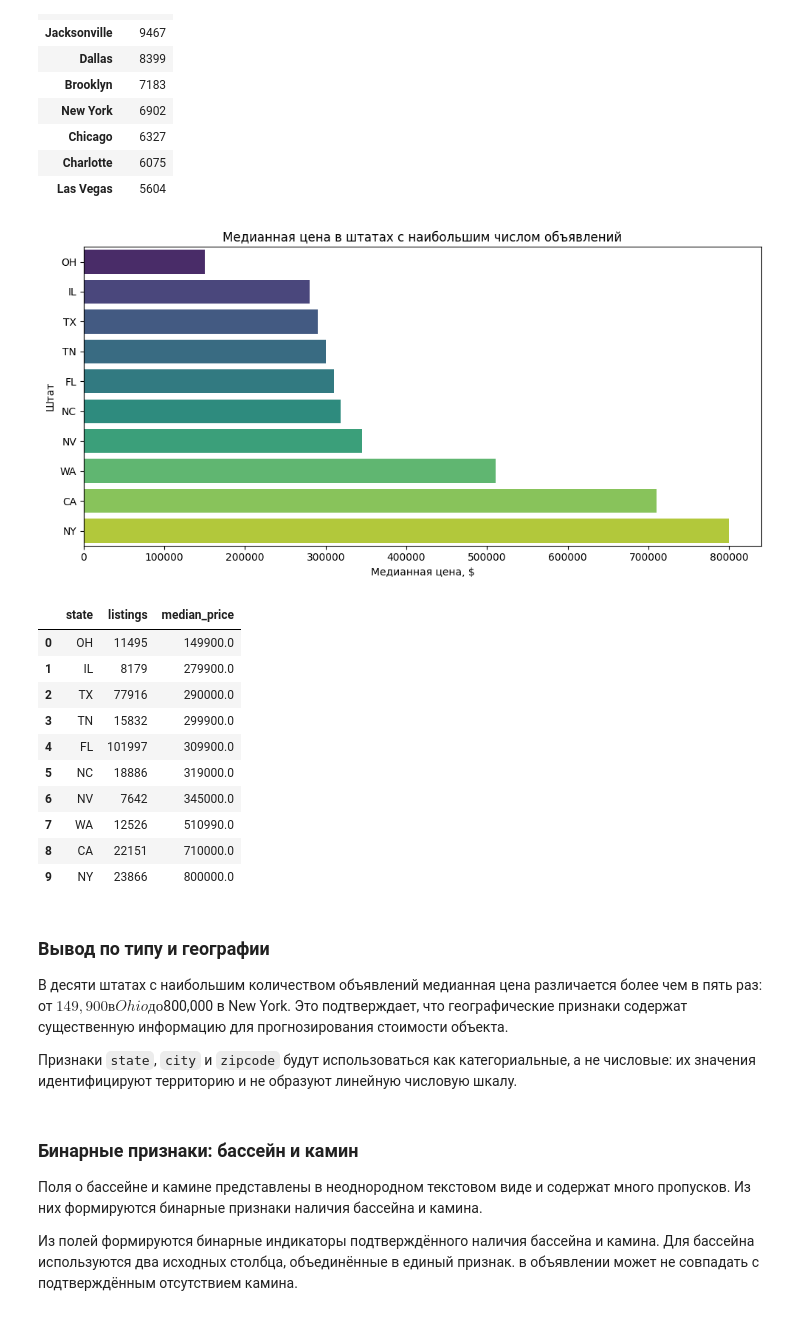
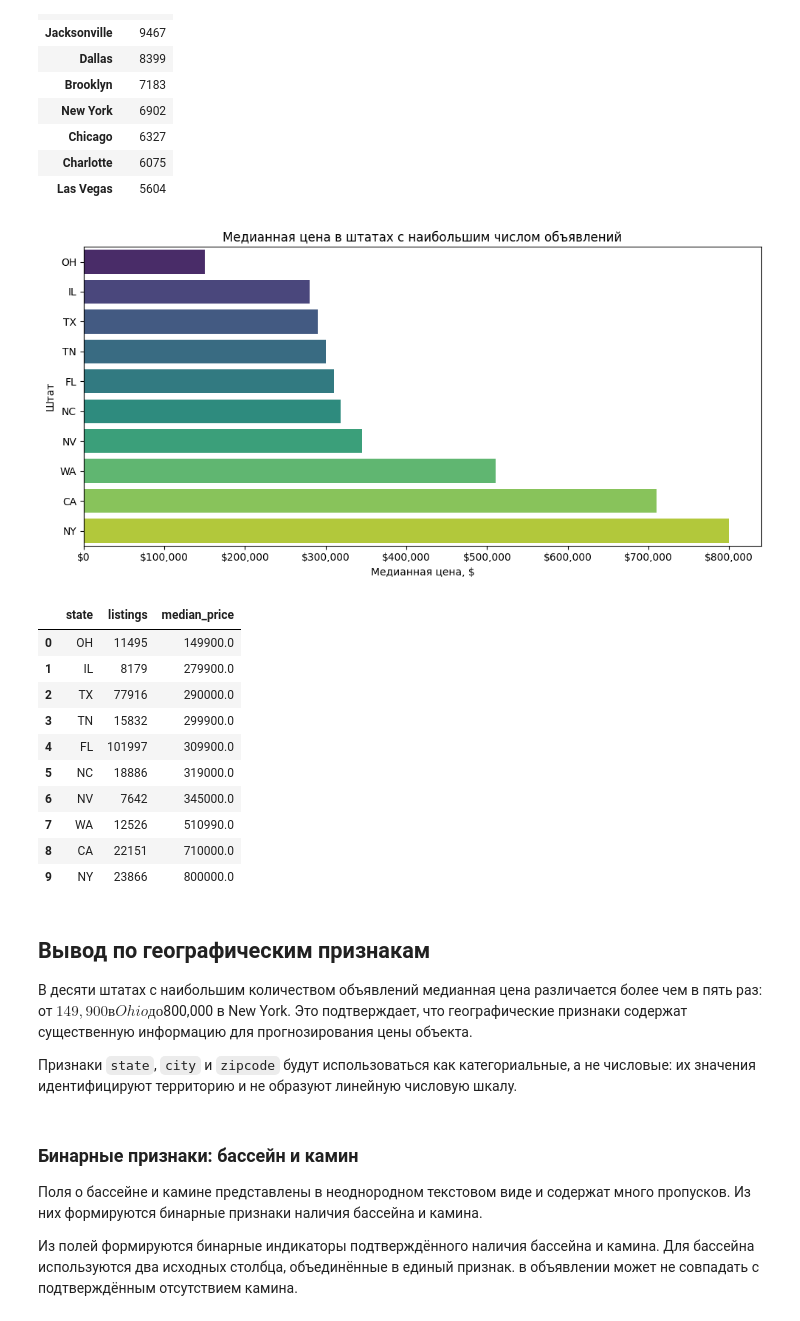
Before and after one commit to Aleksandr219-0/sf_data_science, a Jupyter notebook: Итоговый проект первого года обучения/DS.ipynb, the cells around one changed output. Cells and saved outputs as stored; diff of their text form; code cells hidden in the pictures.

```diff
--- a/Итоговый проект первого года обучения/DS.ipynb
+++ b/Итоговый проект первого года обучения/DS.ipynb
@@ -461,10 +461,8 @@ def parse_stories(value) -> float:
     """Извлекает количество этажей."""
     text = normalize_numeric_text(value)
 
-    if text in {'', '--', 'nan', 'none'}:
+    if text in {'', '--', 'nan', 'none', 'studio'}:
         return np.nan
-    if text == 'studio':
-        return 0.0
 
     patterns = [
         r'(\d+(?:\.\d+)?)\s*(?:stories|story|storeys|storey)\b',
@@ -546,10 +544,10 @@ display(parse_check)
 # Значения вне диапазонов считаются ошибками формата и заменяются на NaN.
 
 valid_ranges = {
-    'sqft_num': (100, 50_000),
-    'beds_num': (0, 30),
-    'baths_num': (0.5, 30),
-    'stories_num': (1, 10)
+    'sqft_num': (100, 100_000),
+    'beds_num': (0, 60),
+    'baths_num': (0.5, 60),
+    'stories_num': (1, 50)
 }
 
 invalid_counts = {}
@@ -891,34 +891,39 @@ top_states = sales_df['state'].value_counts().head(10).index
 state_stats = (
     sales_df.loc[sales_df['state'].isin(top_states)]
     .groupby('state')
     .agg(
         listings=('price', 'size'),
         median_price=('price', 'median')
     )
     .sort_values('median_price')
     .reset_index()
 )
 
 plt.figure(figsize=(10, 5))
 
 sns.barplot(
     data=state_stats,
     x='median_price',
     y='state',
     hue='state',
     legend=False,
     palette='viridis'
 )
+from matplotlib.ticker import StrMethodFormatter
+
+plt.gca().xaxis.set_major_formatter(
+    StrMethodFormatter('${x:,.0f}')
+)
 
 plt.title('Медианная цена в штатах с наибольшим числом объявлений')
 plt.xlabel('Медианная цена, $')
 plt.ylabel('Штат')
 plt.tight_layout()
 plt.show()
 
 display(state_stats)
 # %% [output]
-[figure, old version]
+[figure, new version]
 |  | state | listings | median_price |
 | 0 | OH | 11495 | 149900.0 |
 | 1 | IL | 8179 | 279900.0 |
@@ -931,9 +936,9 @@ display(state_stats)
 | 8 | CA | 22151 | 710000.0 |
 | 9 | NY | 23866 | 800000.0 |
 # %% [markdown]
-### Вывод по типу и географии
+## Вывод по географическим признакам
 
-В десяти штатах с наибольшим количеством объявлений медианная цена различается более чем в пять раз: от $149,900 в Ohio до $800,000 в New York. Это подтверждает, что географические признаки содержат существенную информацию для прогнозирования стоимости объекта.
+В десяти штатах с наибольшим количеством объявлений медианная цена различается более чем в пять раз: от $149,900 в Ohio до $800,000 в New York. Это подтверждает, что географические признаки содержат существенную информацию для прогнозирования цены объекта.
 
 Признаки `state`, `city` и `zipcode` будут использоваться как категориальные, а не числовые: их значения идентифицируют территорию и не образуют линейную числовую шкалу.
 # %% [markdown]
```
Also changed, not shown: parts of 21 cells of this notebook.
